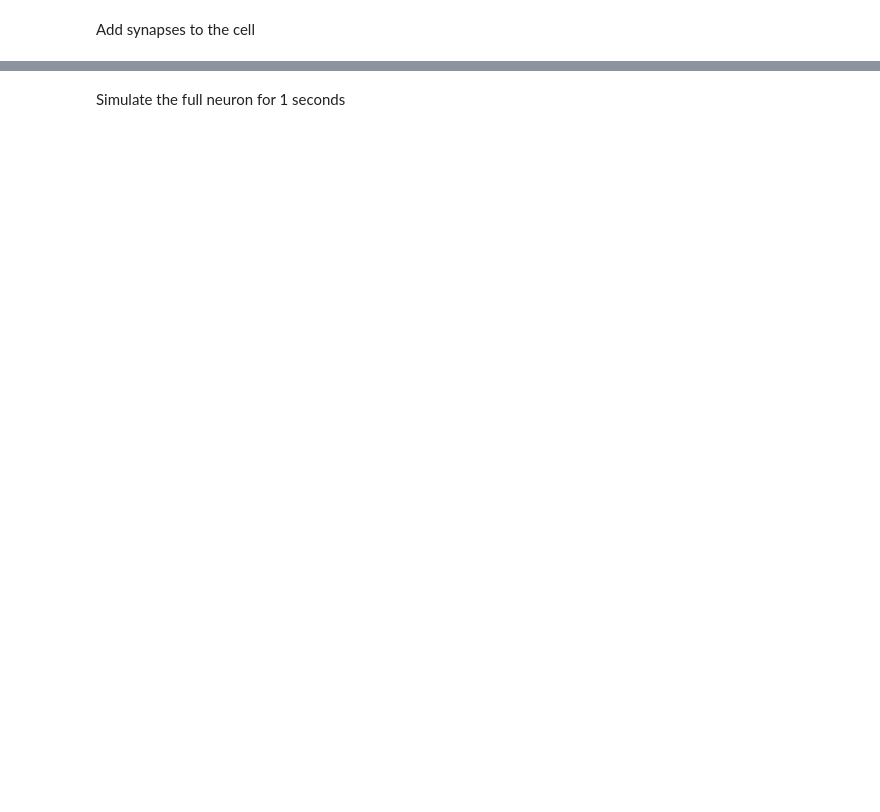
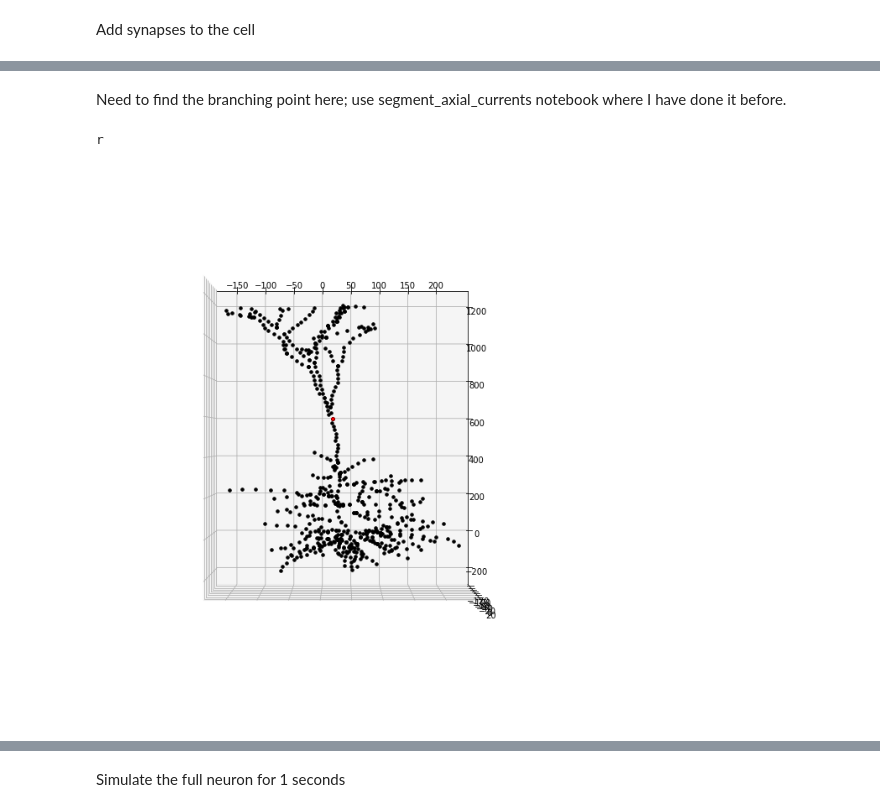
Before and after one commit to davidfague/Stylized-ReducedOrder-L5-Model, a Jupyter notebook: Create_NR_Geometry.ipynb, the cells around one changed output, grey strips where cells are left out. Saved outputs shown, nothing was run; the diff lists cells and outputs as text; code cells hidden in the pictures; blank space fills up the shorter version.

```diff
--- a/Create_NR_Geometry.ipynb
+++ b/Create_NR_Geometry.ipynb
@@ -99,0 +596,2 @@ L5PCtemplate[0].dend[82](0.0714286)
+# %% [markdown]
+Need to find the branching point here; use segment_axial_currents notebook where I have done it before.
@@ -99,0 +643,47 @@ L5PCtemplate[0].dend[82](0.0714286)
+# %%
+firstsegs = [] #list of segment indices for each section's first segment
+sections=[] #list of already seen section ids
+
+for i in range(len(bmtkid)):
+    if bmtkid[i] not in sections: #make sure secid is unique
+      sections.append(bmtkid[i]) #add unique secid to list of already seen secids
+      firstsegs.append(segIDs[i]) #get a list of first segment by unique section id
+# %%
+#getting adjacent probes using parent segmemt IDs
+for i in range(len(psegids)): #iterate through segment index
+  if np.isnan(psegids[i]) == False:
+    for seg in segIDs: #check segIDs
+      if psegids[i]==seg: #find parent seg from parent seg id
+        segments[seg].adjprobes.append(segments[i]) #add child probe to probe's adjprobe list
+        segments[seg].childprobes.append(segments[i]) #add child probe to probe's childprobe list
+# %%
+for i in range(len(segIDs)):
+  if np.isnan(psegids[i]) == False:
+    segments[i].adjprobes.append(segments[int(psegids[i])]) #add parent seg probe to adj probes
+    segments[i].parentprobe.append(segments[int(psegids[i])]) #add parent seg probe to parent probes
+# %%
+#3D Projection
+elev=90
+azim=-90 #20
+figsize=(10,12)
+# apicsegs=segs[(segs.Type=='apic')]['segmentID']
+#create 3d axes
+fig = plt.figure(figsize=figsize)
+ax = plt.axes(projection='3d')
+ax.plot3D(AllSegXCoord, AllSegYCoord,AllSegZCoord,'.',color='k',markersize=7)
+# for i in range(len(AllSegXCoord)):
+#   ax.scatter(AllSegXCoord[i], AllSegYCoord[i],AllSegZCoord[i],'.',color='k')
+
+print(segments[0].color)
+# for i in range(len(probes)):
+ax.scatter(xs=AllSegXCoord[segments[firstsegs[-61]].parentprobe[0].seg],
+        ys=AllSegYCoord[segments[firstsegs[-61]].parentprobe[0].seg],
+        zs=AllSegZCoord[segments[firstsegs[-61]].parentprobe[0].seg],
+        marker='*',color=segments[segments[firstsegs[-61]].parentprobe[0].seg].color)
+plt.savefig('Probe Locations.png')
+# ax.auto_scale_xyz(*box.T)
+ax.view_init(elev,azim)
+plt.show()
+# %% [output]
+r
+[figure, added]
```
Also changed, not shown: parts of 42 cells of this notebook.
